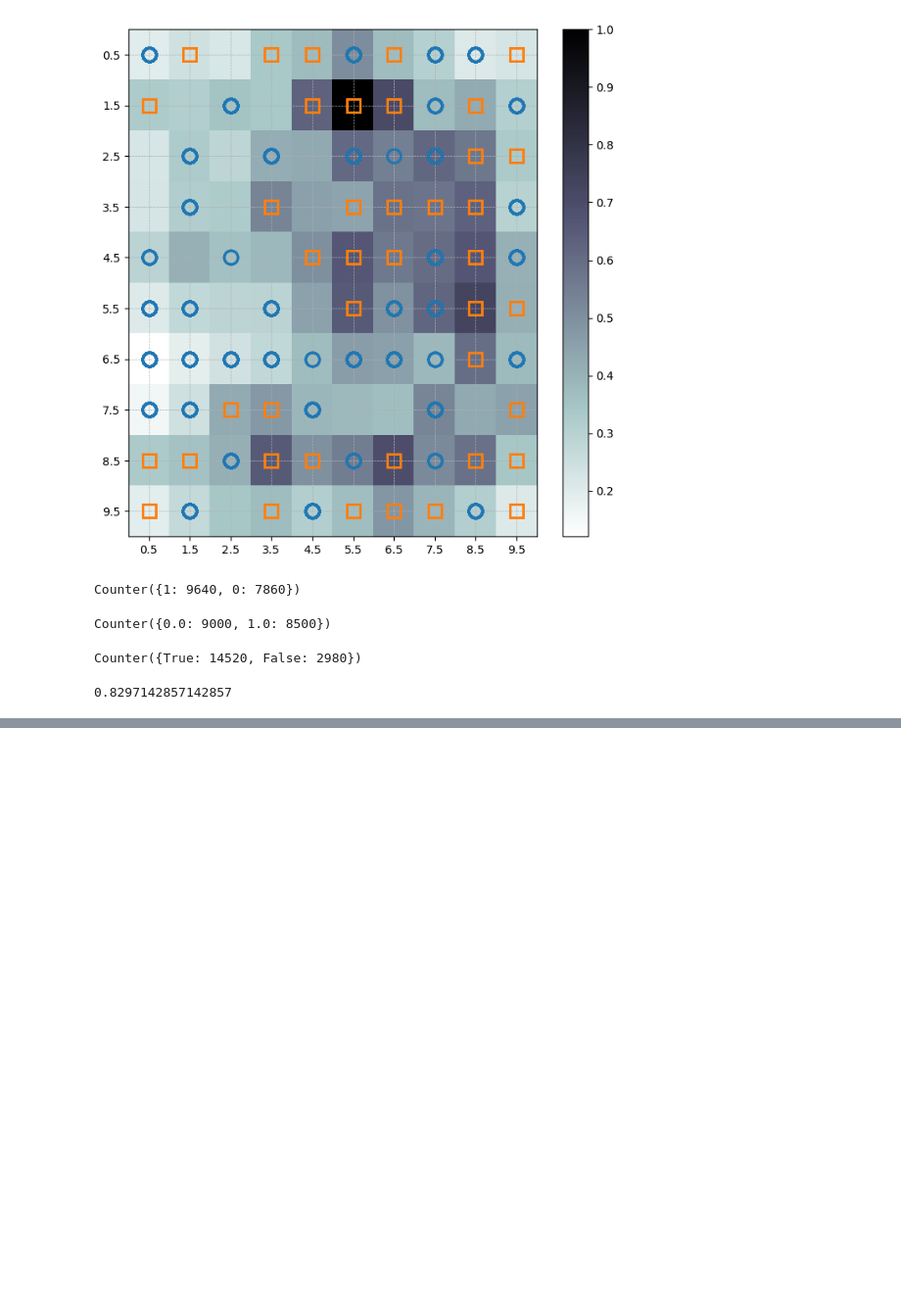
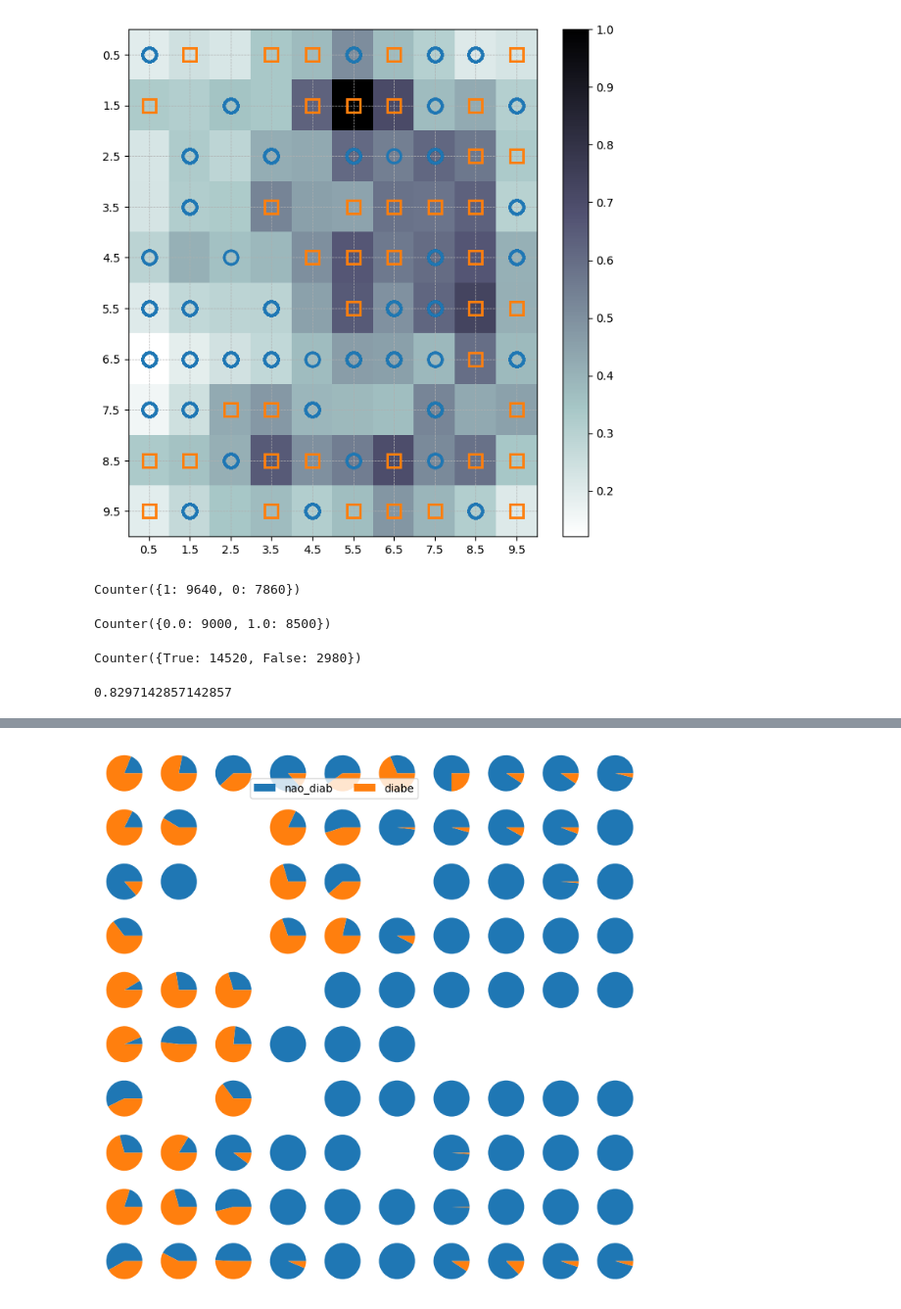
Before and after one commit to Jaquedonin/SOM, a Jupyter notebook: SOM.ipynb, the cells around one changed output, grey strips where cells are left out. Shown at 98% size. Saved outputs shown, nothing was run; the diff lists cells and outputs as text; code cells hidden in the pictures; blank space fills up the shorter version.

```diff
--- a/SOM.ipynb
+++ b/SOM.ipynb
@@ -166,0 +270,18 @@ Counter({True: 14520, False: 2980})
+# %%
+import matplotlib.gridspec as gridspec
+
+labels_map = som.labels_map(data, [label_names[t] for t in target])
+
+fig = plt.figure(figsize=(9, 9))
+the_grid = gridspec.GridSpec(n_neurons, m_neurons, fig)
+for position in labels_map.keys():
+    label_fracs = [labels_map[position][l] for l in label_names.values()]
+    plt.subplot(the_grid[n_neurons-1-position[1],
+                         position[0]], aspect=1)
+    patches, texts = plt.pie(label_fracs)
+
+plt.legend(patches, label_names.values(), bbox_to_anchor=(3.5, 6.5), ncol=3)
+# plt.savefig('resulting_images/som_seed_pies.png')
+plt.show()
+# %% [output]
+[figure, added]
```
Also changed, not shown: parts of 15 cells of this notebook, 1 other file.
